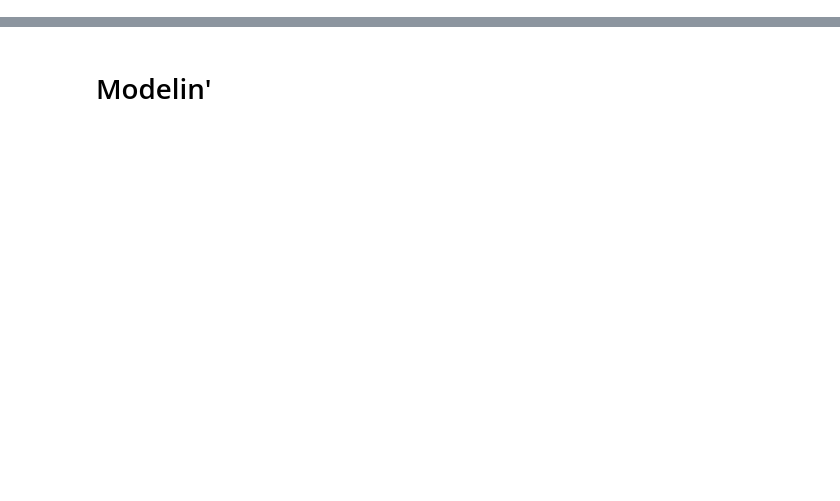
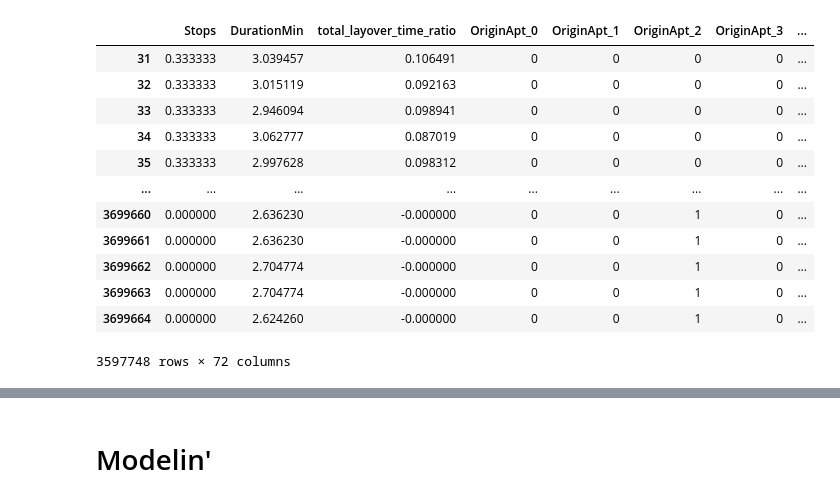
Before and after one commit to LaGenace/OptiFlyAi, a Jupyter notebook: Notebooks/ant_december_model.ipynb, the cells around one changed output, grey strips where cells are left out. Cells and saved outputs as stored; diff of their text form; code cells hidden in the pictures; blank space fills up the shorter version.

```diff
--- a/Notebooks/ant_december_model.ipynb
+++ b/Notebooks/ant_december_model.ipynb
@@ -71,7 +82,9 @@ yeo_johnson_columns = ['total_layover_time_ratio']
 
 min_max_scaling = ['TravelHorizonDays','Stops']
 # %%
-def feature_engineering(processed_data, list_of_columns, box_cox_columns, yeo_johnson_columns, min_max_scaling):
+def feature_engineering(processed_data, list_of_columns,
+                        box_cox_columns, yeo_johnson_columns, min_max_scaling,
+                        return_encoders=False):
 
     model_data = processed_data[list_of_columns]
 
@@ -86,19 +99,19 @@ def feature_engineering(processed_data, list_of_columns, box_cox_columns, yeo_jo
 
     # Box cox
     for col in box_cox_columns:
-        all_binary[col], best_lambda = stats.boxcox(all_binary[col])
+        all_binary[col], box_lambda = stats.boxcox(all_binary[col])
 
     # Yeo-johnson
     for col in yeo_johnson_columns:
-        all_binary[col], lambda_yj = stats.yeojohnson(all_binary[col])
+        all_binary[col], yeo_lambda = stats.yeojohnson(all_binary[col])
 
     #Min max scaling
-    minmax_train_scaler = MinMaxScaler()
-    all_binary[min_max_scaling] = minmax_train_scaler.fit_transform(all_binary[min_max_scaling])
+    minmax_scaler = MinMaxScaler()
+    all_binary[min_max_scaling] = minmax_scaler.fit_transform(all_binary[min_max_scaling])
 
-    # Cyclical encoding
-    all_binary['sin_day'] = np.sin(2 * np.pi * all_binary['dayofweek'] / 7)
-    all_binary['cos_day'] = np.cos(2 * np.pi * all_binary['dayofweek'] / 7)
+    # # Cyclical encoding
+    # all_binary['sin_day'] = np.sin(2 * np.pi * all_binary['dayofweek'] / 7)
+    # all_binary['cos_day'] = np.cos(2 * np.pi * all_binary['dayofweek'] / 7)
 
     # Binary encoding Operator IATA'
     seg_0_encoder = ce.BinaryEncoder(cols=['Seg_0_OperatingCarrierIATA'])
@@ -113,8 +126,22 @@ def feature_engineering(processed_data, list_of_columns, box_cox_columns, yeo_jo
     seg_3_encoder = ce.BinaryEncoder(cols=['Seg_3_OperatingCarrierIATA'])
     seg_3_binary = seg_3_encoder.fit_transform(seg_2_binary)
 
-    # Creating our target
-    df_with_target = scale_itin_redirects(seg_3_binary, 'ItineraryRedirects', 0, 50)
+    if return_encoders == False:
+        return seg_3_binary
+    else:
+        class PreprocessScalers:
+            def __init__(self, o_encoder, d_encoder, box_lambda, yeo_lambda, minmax_scaler, seg_0_encoder, seg_1_encoder, seg_2_encoder, seg_3_encoder):
+                self.o_encoder = o_encoder
+                self.d_encoder = d_encoder
+                self.box_lambda = box_lambda
+                self.yeo_lambda = yeo_lambda
+                self.minmax_scaler = minmax_scaler
+                self.seg_0_encoder = seg_0_encoder
+                self.seg_1_encoder = seg_1_encoder
+                self.seg_2_encoder = seg_2_encoder
+                self.seg_3_encoder = seg_3_encoder
 
-    return df_with_target
+        scalers = PreprocessScalers(o_encoder, d_encoder, box_lambda, yeo_lambda, minmax_scaler, seg_0_encoder, seg_1_encoder, seg_2_encoder, seg_3_encoder)
+
+        return seg_3_binary, scalers
 # %%
@@ -123 +150,17 @@ model_ready_data = feature_engineering(processed_data, columns,
+# %%
+model_ready_data
+# %% [output]
+|  | Stops | DurationMin | total_layover_time_ratio | OriginApt_0 | OriginApt_1 | OriginApt_2 | OriginApt_3 | ... |
+| 31 | 0.333333 | 3.039457 | 0.106491 | 0 | 0 | 0 | 0 | ... |
+| 32 | 0.333333 | 3.015119 | 0.092163 | 0 | 0 | 0 | 0 | ... |
+| 33 | 0.333333 | 2.946094 | 0.098941 | 0 | 0 | 0 | 0 | ... |
+| 34 | 0.333333 | 3.062777 | 0.087019 | 0 | 0 | 0 | 0 | ... |
+| 35 | 0.333333 | 2.997628 | 0.098312 | 0 | 0 | 0 | 0 | ... |
+| ... | ... | ... | ... | ... | ... | ... | ... | ... |
+| 3699660 | 0.000000 | 2.636230 | -0.000000 | 0 | 0 | 1 | 0 | ... |
+| 3699661 | 0.000000 | 2.636230 | -0.000000 | 0 | 0 | 1 | 0 | ... |
+| 3699662 | 0.000000 | 2.704774 | -0.000000 | 0 | 0 | 1 | 0 | ... |
+| 3699663 | 0.000000 | 2.704774 | -0.000000 | 0 | 0 | 1 | 0 | ... |
+| 3699664 | 0.000000 | 2.624260 | -0.000000 | 0 | 0 | 1 | 0 | ... |
+3597748 rows × 72 columns
 # %%
```
Also changed, not shown: parts of 37 cells of this notebook.
